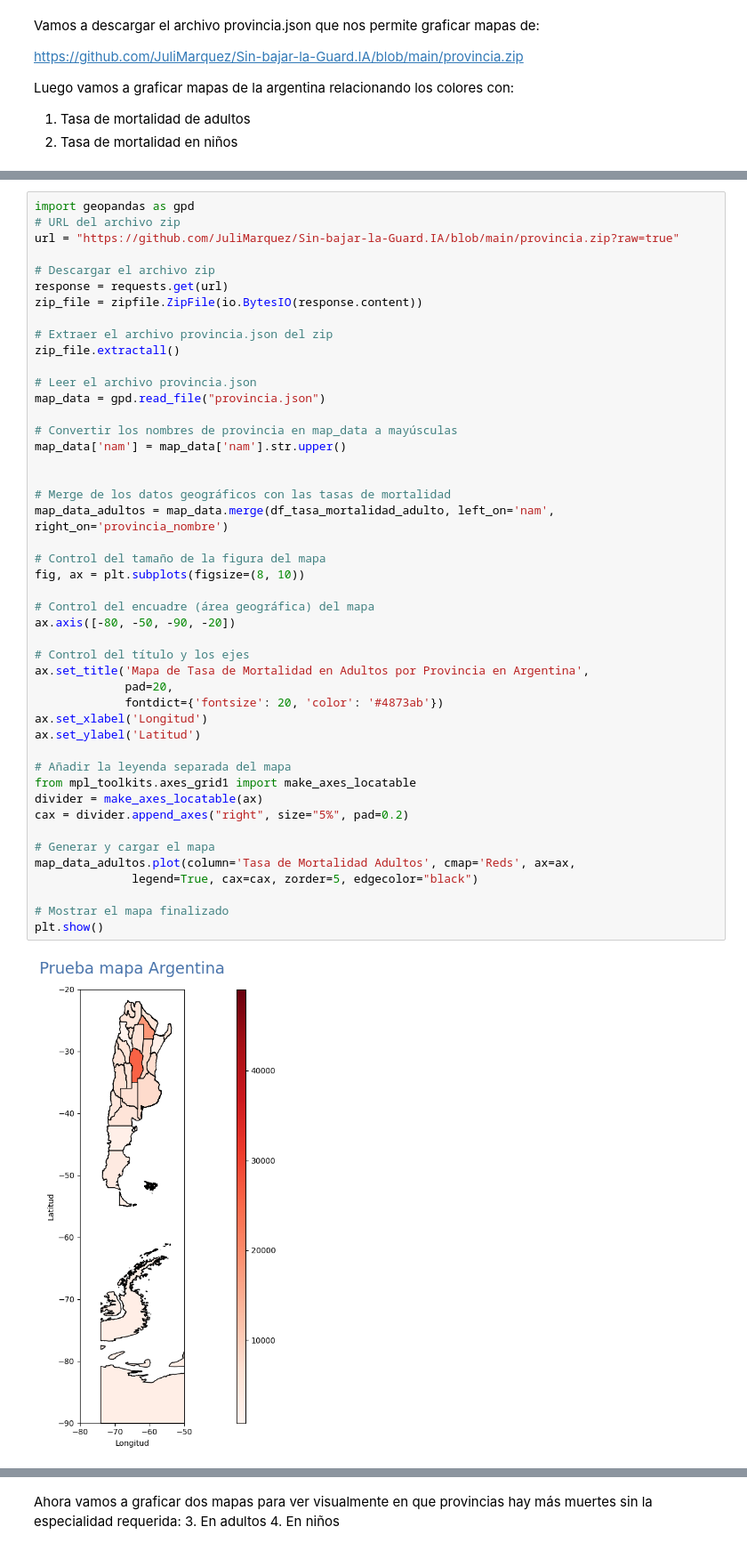
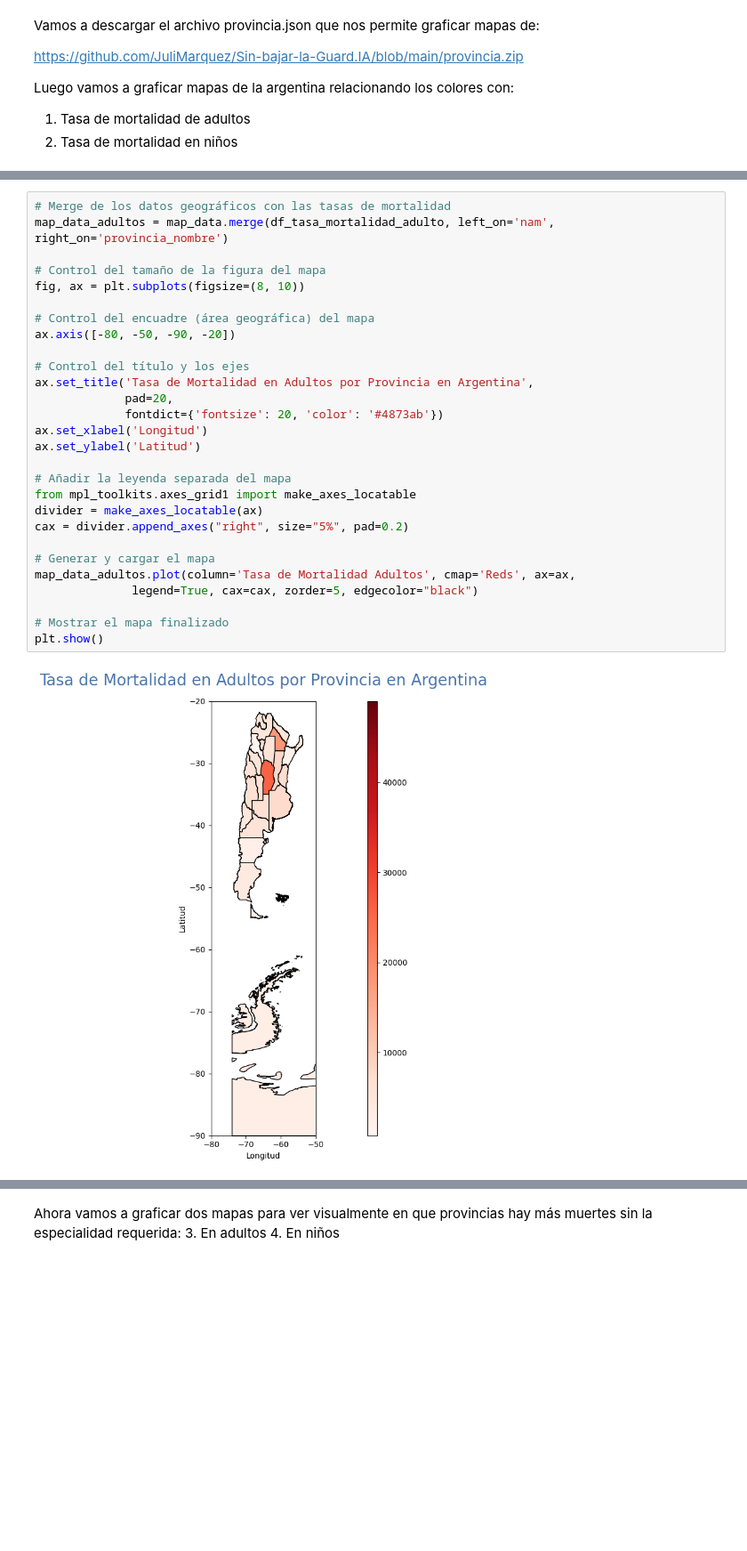
Before and after one commit to JuliMarquez/Sin-bajar-la-Guard.IA, a Jupyter notebook: Exploración_SinBajar_La_Guard_IA.ipynb, the cells around one changed output, grey strips where cells are left out. Shown at 89% size. Saved outputs shown, nothing was run; the diff lists cells and outputs as text; blank space fills up the shorter version.

```diff
--- a/Exploración_SinBajar_La_Guard_IA.ipynb
+++ b/Exploración_SinBajar_La_Guard_IA.ipynb
@@ -2570,51 +2587,33 @@ Luego vamos a graficar mapas de la argentina relacionando los colores con:
 # %%
-import geopandas as gpd
-# URL del archivo zip
-url = "https://github.com/JuliMarquez/Sin-bajar-la-Guard.IA/blob/main/provincia.zip?raw=true"
-
-# Descargar el archivo zip
-response = requests.get(url)
-zip_file = zipfile.ZipFile(io.BytesIO(response.content))
-
-# Extraer el archivo provincia.json del zip
-zip_file.extractall()
-
-# Leer el archivo provincia.json
-map_data = gpd.read_file("provincia.json")
-
-# Convertir los nombres de provincia en map_data a mayúsculas
-map_data['nam'] = map_data['nam'].str.upper()
-
-
 # Merge de los datos geográficos con las tasas de mortalidad
 map_data_adultos = map_data.merge(df_tasa_mortalidad_adulto, left_on='nam', right_on='provincia_nombre')
 
 # Control del tamaño de la figura del mapa
 fig, ax = plt.subplots(figsize=(8, 10))
 
 # Control del encuadre (área geográfica) del mapa
 ax.axis([-80, -50, -90, -20])
 
 # Control del título y los ejes
-ax.set_title('Mapa de Tasa de Mortalidad en Adultos por Provincia en Argentina',
+ax.set_title('Tasa de Mortalidad en Adultos por Provincia en Argentina',
              pad=20,
              fontdict={'fontsize': 20, 'color': '#4873ab'})
 ax.set_xlabel('Longitud')
 ax.set_ylabel('Latitud')
 
 # Añadir la leyenda separada del mapa
 from mpl_toolkits.axes_grid1 import make_axes_locatable
 divider = make_axes_locatable(ax)
 cax = divider.append_axes("right", size="5%", pad=0.2)
 
 # Generar y cargar el mapa
 map_data_adultos.plot(column='Tasa de Mortalidad Adultos', cmap='Reds', ax=ax,
               legend=True, cax=cax, zorder=5, edgecolor="black")
 
 # Mostrar el mapa finalizado
 plt.show()
 # %% [output]
-[figure, old version]
+[figure, new version]
 # %%
 # Merge de los datos geográficos con las tasas de mortalidad
 map_data_ped = map_data.merge(df_tasa_mortalidad_ped, left_on='nam', right_on='provincia_nombre')
```
Also changed, not shown: parts of 4 cells of this notebook.
